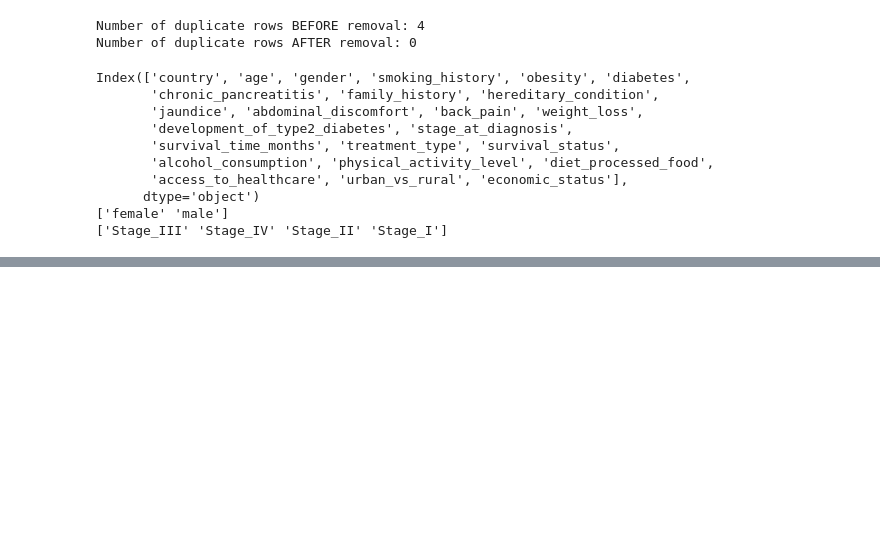
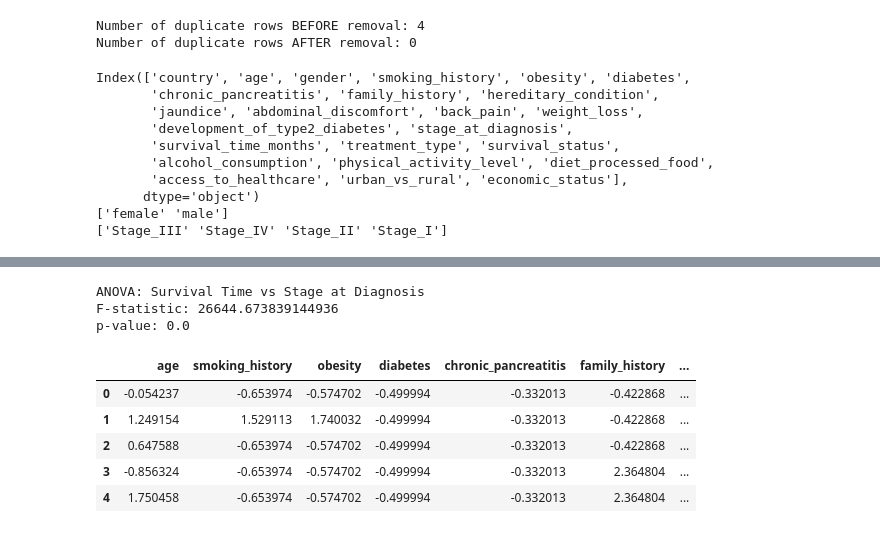
Before and after one commit to welsonxw/Pancrease_Cancer_Prediction, a Jupyter notebook: all_progress.ipynb, the cells around one changed output, grey strips where cells are left out. Saved outputs shown, nothing was run; the diff lists cells and outputs as text; code cells hidden in the pictures; blank space fills up the shorter version.

```diff
--- a/all_progress.ipynb
+++ b/all_progress.ipynb
@@ -236,0 +249,18 @@ Index(['country', 'age', 'smoking_history', 'obesity', 'diabetes',
+# %%
+# descriptive statistic
+
+desc_numeric = df[['age', 'survival_time_months']].describe()
+print(desc_numeric)
+
+#binary variable
+categorical_cols = [
+    'gender',
+    'stage_at_diagnosis',
+    'treatment_type',
+    'smoking_history',
+    'survival_status'
+]
+
+for col in categorical_cols:
+    print(f"\n{col} distribution:")
+    print(df[col].value_counts())
@@ -236,0 +321,43 @@ Index(['country', 'age', 'smoking_history', 'obesity', 'diabetes',
+# %%
+#  anova
+
+from scipy.stats import f_oneway
+
+stage_groups = [
+    df[df['stage_at_diagnosis'] == stage]['survival_time_months']
+    for stage in df['stage_at_diagnosis'].unique()
+]
+
+f_stat_stage, p_value_stage = f_oneway(*stage_groups)
+
+print("ANOVA: Survival Time vs Stage at Diagnosis")
+print("F-statistic:", f_stat_stage)
+print("p-value:", p_value_stage)
+# %% [output]
+ANOVA: Survival Time vs Stage at Diagnosis
+F-statistic: 26644.673839144936
+p-value: 0.0
+# %%
+# correlation analysis
+
+label_encoders = {}
+for col in df.select_dtypes(include=['object']).columns:
+    label_encoders[col] = LabelEncoder()
+    df[col] = label_encoders[col].fit_transform(df[col])
+
+original_objects_cols = list(label_encoders.keys())
+num_col = df.select_dtypes(include=['int64','float64']).columns
+
+num_col_scale = [col for col in num_col if col not in original_objects_cols and col != 'Survival_Status']
+
+scaler = StandardScaler()
+df[num_col_scale] = scaler.fit_transform(df[num_col_scale])
+
+df[num_col_scale].head()
+# %% [output]
+|  | age | smoking_history | obesity | diabetes | chronic_pancreatitis | family_history | ... |
+| 0 | -0.054237 | -0.653974 | -0.574702 | -0.499994 | -0.332013 | -0.422868 | ... |
+| 1 | 1.249154 | 1.529113 | 1.740032 | -0.499994 | -0.332013 | -0.422868 | ... |
+| 2 | 0.647588 | -0.653974 | -0.574702 | -0.499994 | -0.332013 | -0.422868 | ... |
+| 3 | -0.856324 | -0.653974 | -0.574702 | -0.499994 | -0.332013 | 2.364804 | ... |
+| 4 | 1.750458 | -0.653974 | -0.574702 | -0.499994 | -0.332013 | 2.364804 | ... |
```
Also changed, not shown: parts of 24 cells of this notebook.
